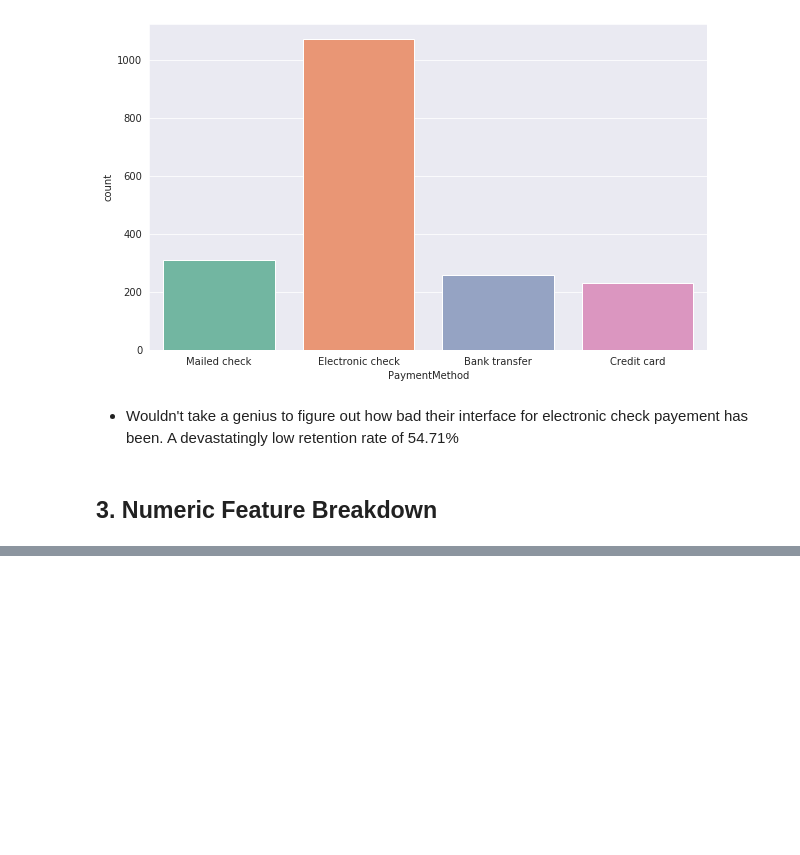
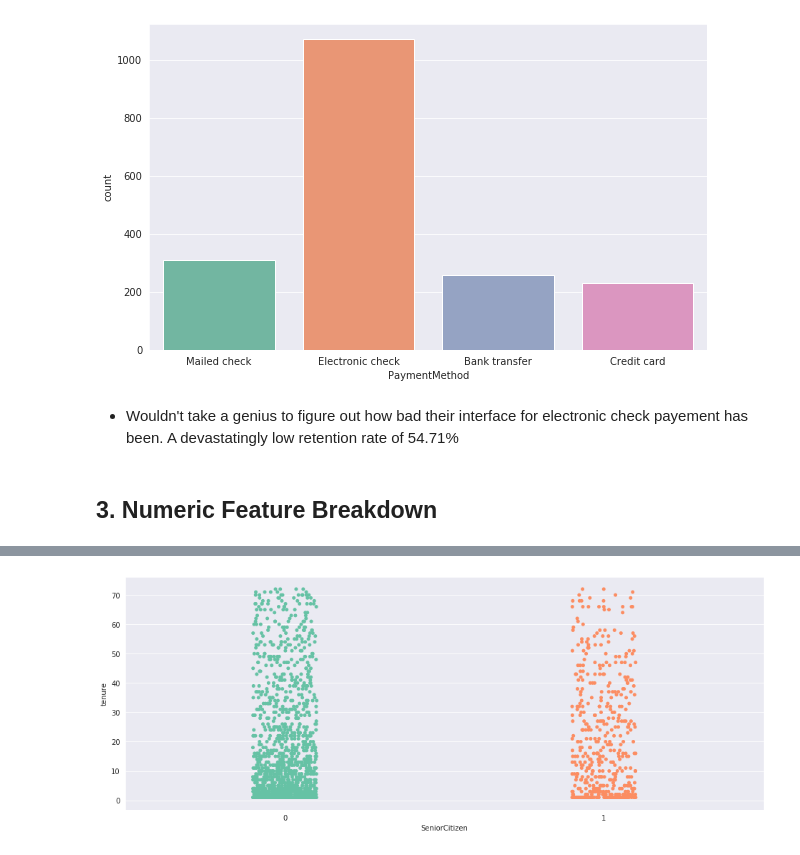
Before and after one commit to macencheez/eda-taskphase-shreesh, a Jupyter notebook: telco-customer-churn/analysis_nb.ipynb, the cells around one changed output, grey strips where cells are left out. Drawn from its saved outputs; the diff is of its cells as text; code cells hidden in the pictures; blank space fills up the shorter version.

```diff
--- a/telco-customer-churn/analysis_nb.ipynb
+++ b/telco-customer-churn/analysis_nb.ipynb
@@ -240,0 +242,6 @@ dataset[num_feat].describe()
+# %%
+plt.figure(figsize=(16,6))
+sns.stripplot(x="SeniorCitizen", y="tenure", data=dataset[dataset['Churn']=='Yes'],palette='Set2')
+plt.show()
+# %% [output]
+[figure, added]
```
Also changed, not shown: parts of 9 cells of this notebook.
